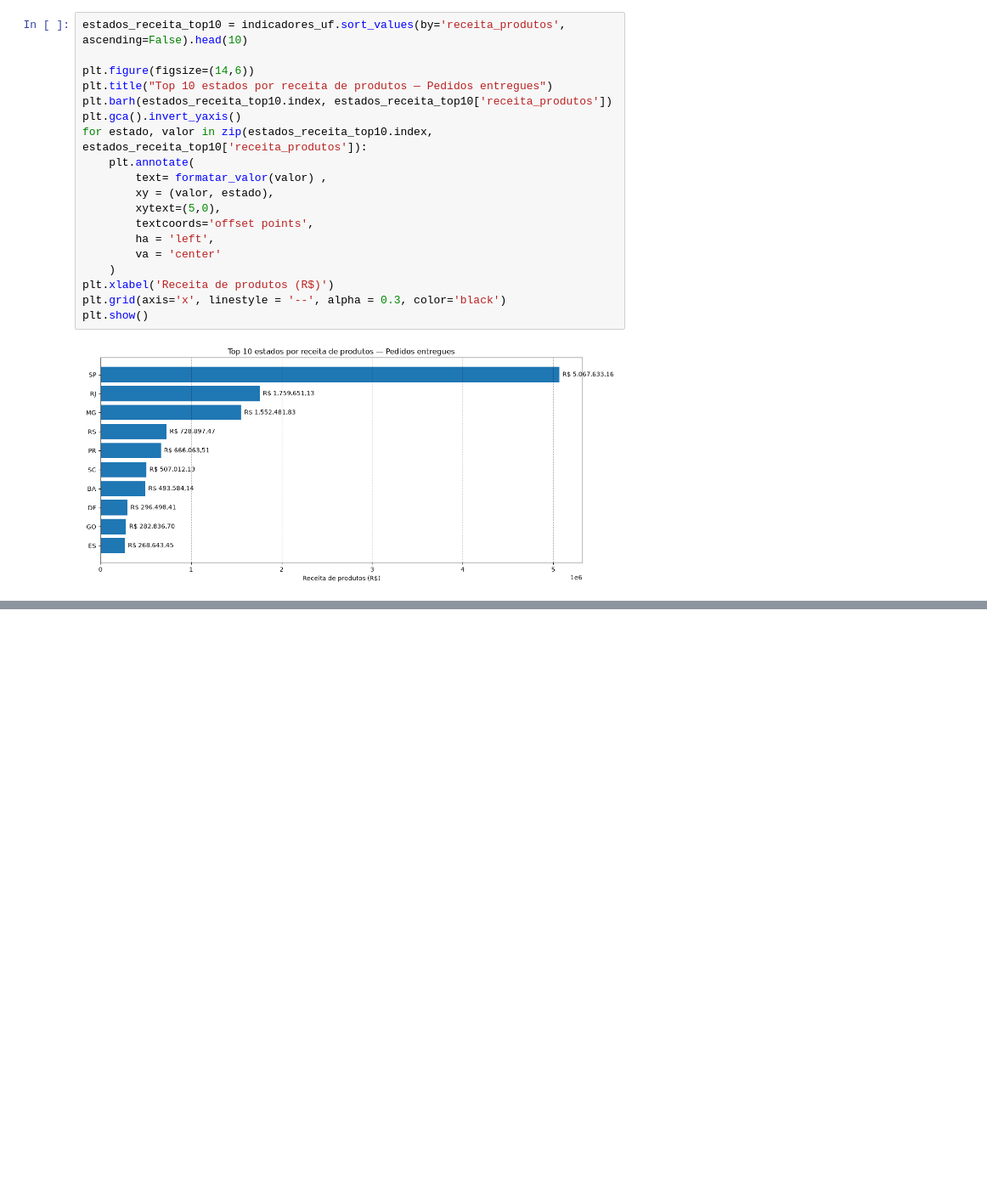
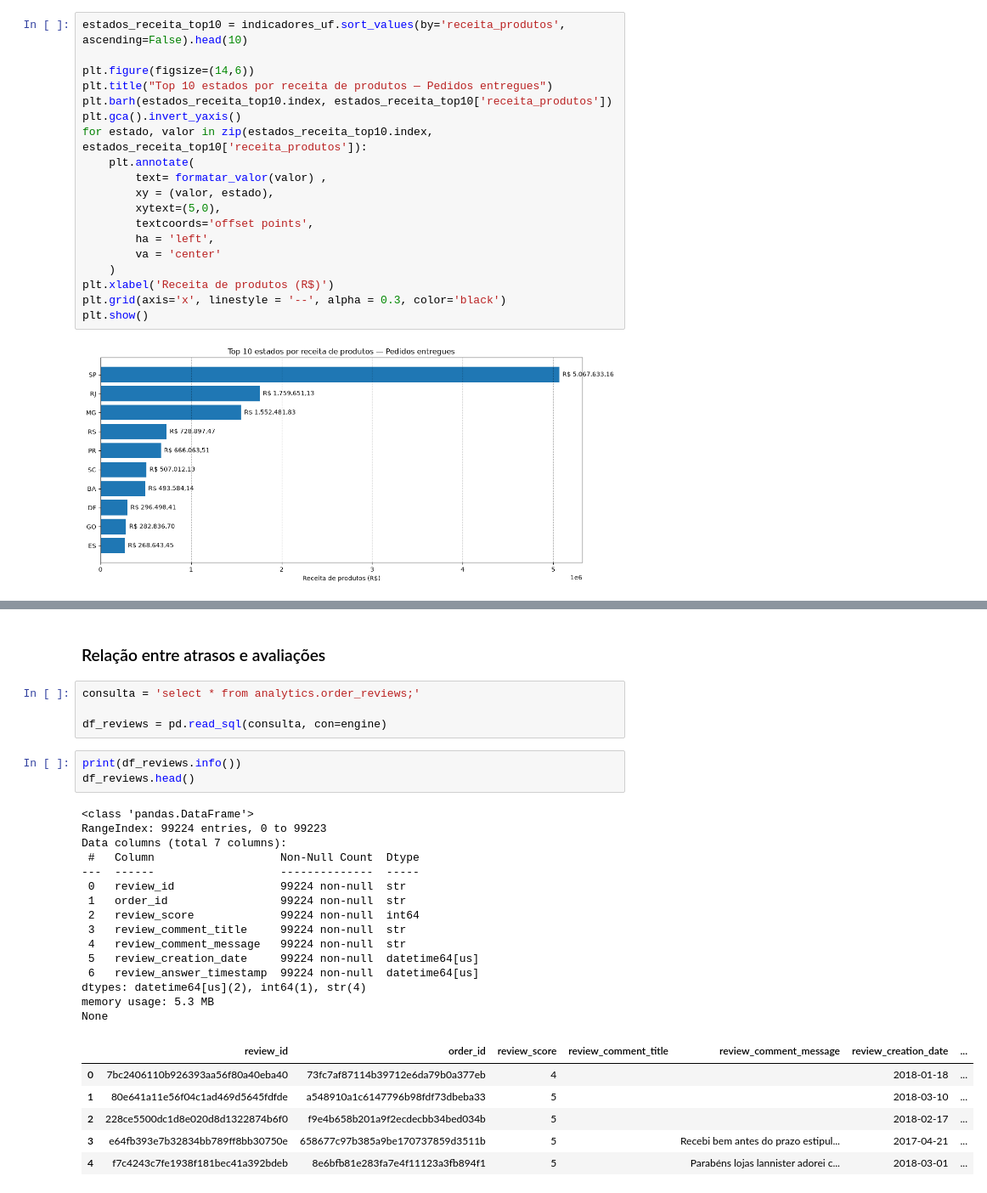
Before and after one commit to nerydyego/olist-ecommerce-sql, a Jupyter notebook: notebooks/02_analise_exploratoria.ipynb, the cells around one changed output, grey strips where cells are left out. Shown at 85% size. Drawn from its saved outputs; the diff is of its cells as text; blank space fills up the shorter version.

```diff
--- a/notebooks/02_analise_exploratoria.ipynb
+++ b/notebooks/02_analise_exploratoria.ipynb
@@ -469,0 +555,31 @@ plt.show()
+# %% [markdown]
+### Relação entre atrasos e avaliações
+# %%
+consulta = 'select * from analytics.order_reviews;'
+
+df_reviews = pd.read_sql(consulta, con=engine)
+# %%
+print(df_reviews.info())
+df_reviews.head()
+# %% [output]
+<class 'pandas.DataFrame'>
+RangeIndex: 99224 entries, 0 to 99223
+Data columns (total 7 columns):
+ #   Column                   Non-Null Count  Dtype
+---  ------                   --------------  -----
+ 0   review_id                99224 non-null  str
+ 1   order_id                 99224 non-null  str
+ 2   review_score             99224 non-null  int64
+ 3   review_comment_title     99224 non-null  str
+ 4   review_comment_message   99224 non-null  str
+ 5   review_creation_date     99224 non-null  datetime64[us]
+ 6   review_answer_timestamp  99224 non-null  datetime64[us]
+dtypes: datetime64[us](2), int64(1), str(4)
+memory usage: 5.3 MB
+None
+|  | review_id | order_id | review_score | review_comment_title | review_comment_message | review_creation_date | ... |
+| 0 | 7bc2406110b926393aa56f80a40eba40 | 73fc7af87114b39712e6da79b0a377eb | 4 |  |  | 2018-01-18 | ... |
+| 1 | 80e641a11e56f04c1ad469d5645fdfde | a548910a1c6147796b98fdf73dbeba33 | 5 |  |  | 2018-03-10 | ... |
+| 2 | 228ce5500dc1d8e020d8d1322874b6f0 | f9e4b658b201a9f2ecdecbb34bed034b | 5 |  |  | 2018-02-17 | ... |
+| 3 | e64fb393e7b32834bb789ff8bb30750e | 658677c97b385a9be170737859d3511b | 5 |  | Recebi bem antes do prazo estipul... | 2017-04-21 | ... |
+| 4 | f7c4243c7fe1938f181bec41a392bdeb | 8e6bfb81e283fa7e4f11123a3fb894f1 | 5 |  | Parabéns lojas lannister adorei c... | 2018-03-01 | ... |
```
Also changed, not shown: parts of 26 cells of this notebook, 2 other files.
